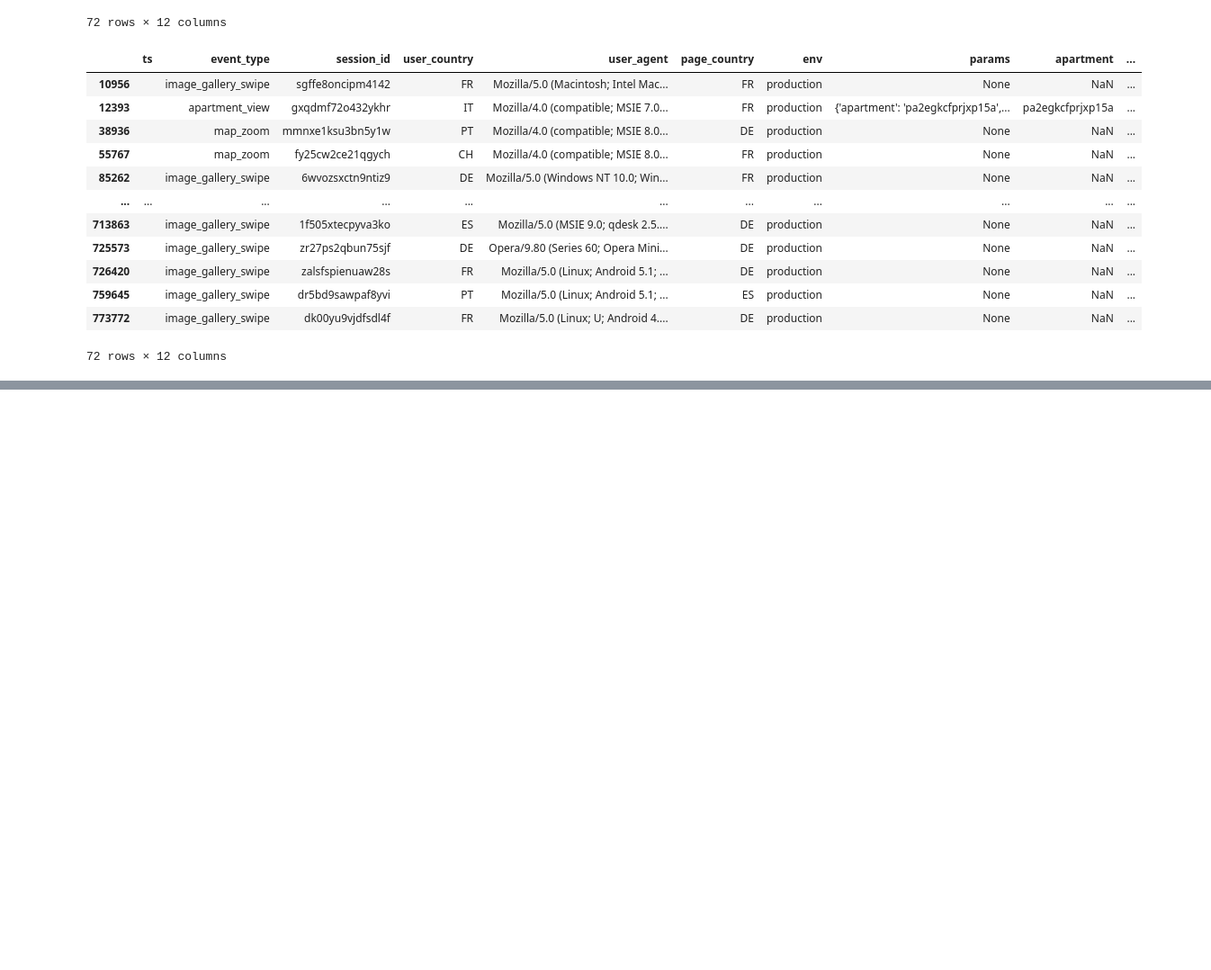
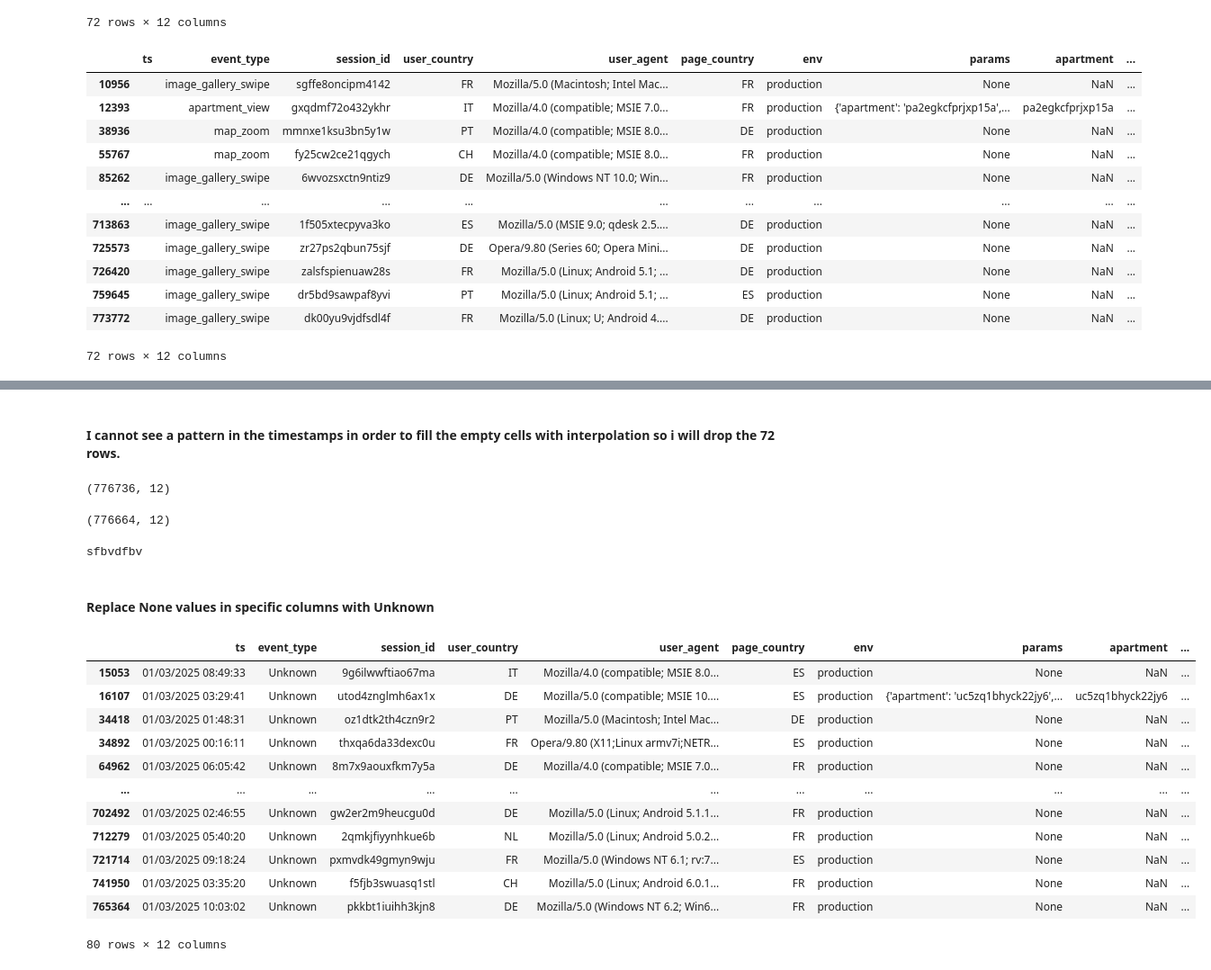
Before and after one commit to akisgazepidis/Data_Pipeline_Optimization, a Jupyter notebook: notebooks/EDA.ipynb, the cells around one changed output, grey strips where cells are left out. Shown at 90% size. Cells and saved outputs as stored; diff of their text form; code cells hidden in the pictures; blank space fills up the shorter version.

Commit message:
Add replacing none functions and other fixes

```diff
--- a/notebooks/EDA.ipynb
+++ b/notebooks/EDA.ipynb
@@ -285,3 +271,14 @@ def fix_dates2(x):
+# %%
+def fix_dates2(x):
+    '''Fuction that fix timestamps from floats to 'dd/mm/yyyy HH:MM:SS' format.'''
+    try:
+        dt_object = datetime.utcfromtimestamp(float(x))
+        formatted_timestamp = str(dt_object.strftime('%d/%m/%Y %H:%M:%S'))
+
+        return formatted_timestamp
+    except Exception as e:
+        print(f"Error while converting ts from floats to 'dd/mm/yyyy HH:MM:SS' format: {e}")
+        return np.nan
 # %%
 df['ts'] = df['ts'].apply(lambda x: fix_dates2(x) if ('/' not in x and x != '') else x)
 # %%
@@ -303,0 +311,48 @@ df[~df.ts.str.contains('/')]
+# %% [markdown]
+#### I cannot see a pattern in the timestamps in order to fill the empty cells with interpolation so i will drop the 72 rows.
+# %%
+df.shape
+# %% [output]
+(776736, 12)
+# %%
+df = df[df.ts != '']
+# %%
+df.shape
+# %% [output]
+(776664, 12)
+# %%
+if not df.event_type[15053]:
+    print('sfbvdfbv')
+# %% [output]
+sfbvdfbv
+# %% [markdown]
+#### Replace None values in specific columns with Unknown
+# %%
+def replace_none_with_unknown(x):
+    '''Function that replaces empty values with 'Uknown' value.'''
+    try:
+        if not x:
+            return 'Unknown'
+        else:
+            return x
+    except Exception as e:
+        print(f"Error while replacing None values with Unknown {e}")
+        return np.nan
+# %%
+df['event_type'] = df['event_type'].apply(replace_none_with_unknown)
+# %%
+df[df['event_type']== 'Unknown']
+# %% [output]
+|  | ts | event_type | session_id | user_country | user_agent | page_country | env | params | apartment | ... |
+| 15053 | 01/03/2025 08:49:33 | Unknown | 9g6ilwwftiao67ma | IT | Mozilla/4.0 (compatible; MSIE 8.0... | ES | production | None | NaN | ... |
+| 16107 | 01/03/2025 03:29:41 | Unknown | utod4znglmh6ax1x | DE | Mozilla/5.0 (compatible; MSIE 10.... | ES | production | {'apartment': 'uc5zq1bhyck22jy6',... | uc5zq1bhyck22jy6 | ... |
+| 34418 | 01/03/2025 01:48:31 | Unknown | oz1dtk2th4czn9r2 | PT | Mozilla/5.0 (Macintosh; Intel Mac... | DE | production | None | NaN | ... |
+| 34892 | 01/03/2025 00:16:11 | Unknown | thxqa6da33dexc0u | FR | Opera/9.80 (X11;Linux armv7i;NETR... | ES | production | None | NaN | ... |
+| 64962 | 01/03/2025 06:05:42 | Unknown | 8m7x9aouxfkm7y5a | DE | Mozilla/4.0 (compatible; MSIE 7.0... | FR | production | None | NaN | ... |
+| ... | ... | ... | ... | ... | ... | ... | ... | ... | ... | ... |
+| 702492 | 01/03/2025 02:46:55 | Unknown | gw2er2m9heucgu0d | DE | Mozilla/5.0 (Linux; Android 5.1.1... | FR | production | None | NaN | ... |
+| 712279 | 01/03/2025 05:40:20 | Unknown | 2qmkjfiyynhkue6b | NL | Mozilla/5.0 (Linux; Android 5.0.2... | FR | production | None | NaN | ... |
+| 721714 | 01/03/2025 09:18:24 | Unknown | pxmvdk49gmyn9wju | FR | Mozilla/5.0 (Windows NT 6.1; rv:7... | ES | production | None | NaN | ... |
+| 741950 | 01/03/2025 03:35:20 | Unknown | f5fjb3swuasq1stl | CH | Mozilla/5.0 (Linux; Android 6.0.1... | FR | production | None | NaN | ... |
+| 765364 | 01/03/2025 10:03:02 | Unknown | pkkbt1iuihh3kjn8 | DE | Mozilla/5.0 (Windows NT 6.2; Win6... | FR | production | None | NaN | ... |
+80 rows × 12 columns
```
Also changed, not shown: parts of 28 cells of this notebook, 1 other file.
